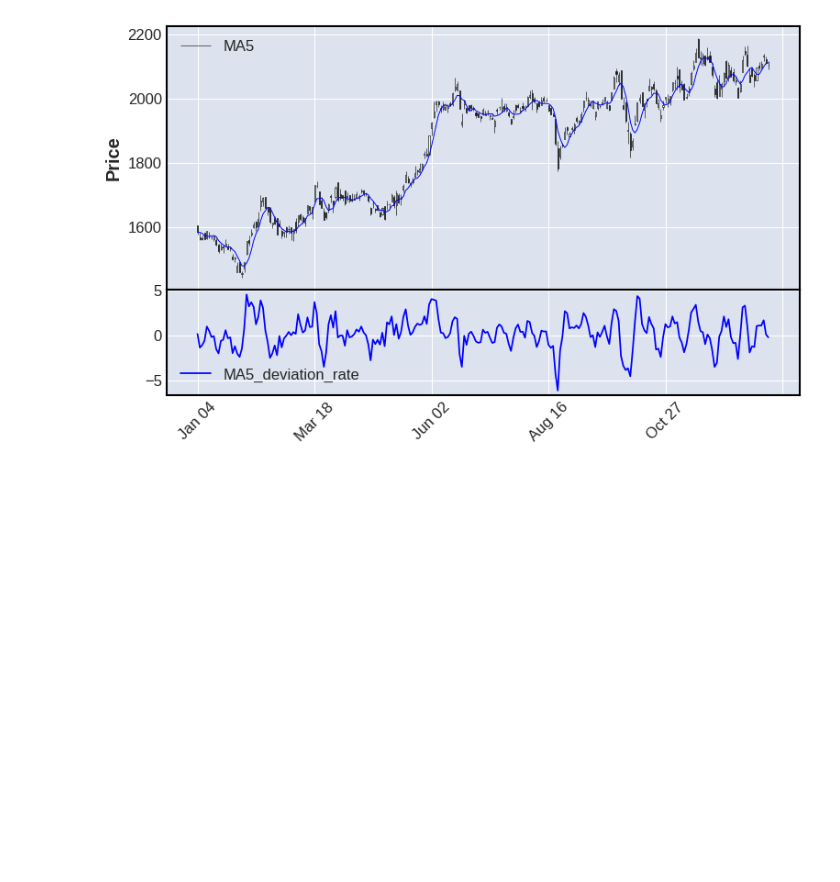
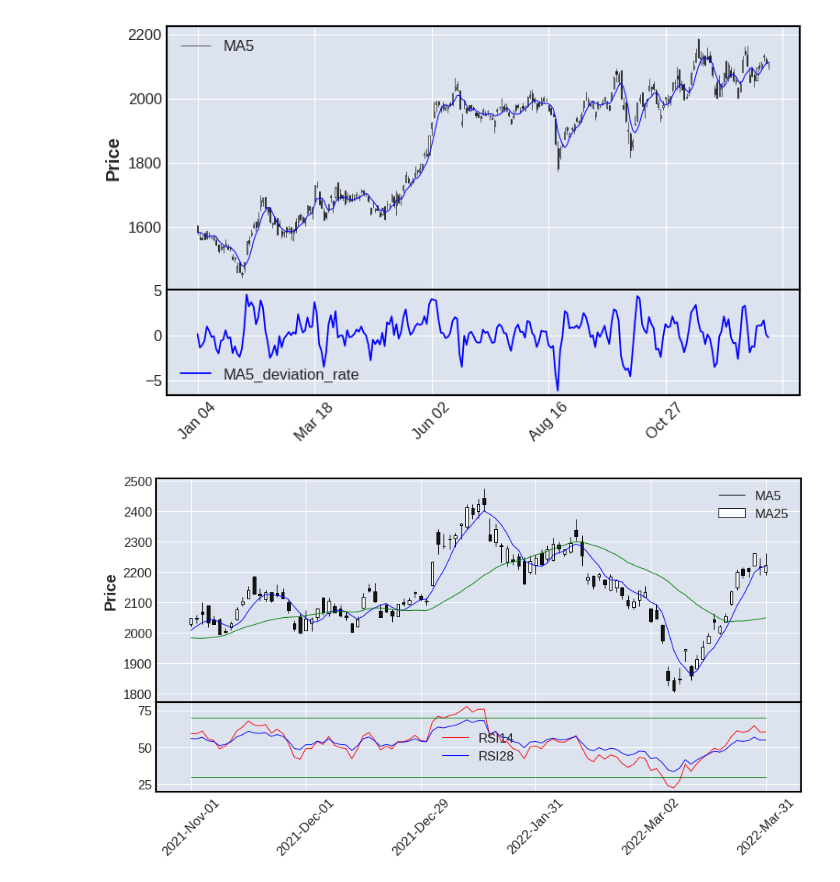
Before and after one commit to hirokimituya/book_stock-price-analysis, a Jupyter notebook: ch6.ipynb, the cells around one changed output. Drawn from its saved outputs; the diff is of its cells as text; code cells hidden in the pictures; blank space fills up the shorter version.

```diff
--- a/ch6.ipynb
+++ b/ch6.ipynb
@@ -88,3 +88,41 @@ axes[2].legend(['MA5_deviation_rate'])
 fig.show()
 # %% [output]
 [figure]
+# %%
+df = get_stock_data(7203)   # トヨタ自動車
+close = df['Close']
+
+# 移動平均
+df['ma5'], df['ma25'] = ta.SMA(close, timeperiod=5), ta.SMA(close, timeperiod=25)
+
+# RSI
+rsi14 = ta.RSI(close, timeperiod=14)    # 短期14日
+rsi28 = ta.RSI(close, timeperiod=28)    # 長期28日
+df['rsi14'], df['rsi28'] = rsi14, rsi28
+
+# 補助線
+df['70'] = [70 for _ in close]  # 「買われすぎ」の目安
+df['30'] = [30 for _ in close]  # 「売られすぎ」の目安
+
+rdf = df[dt.datetime(2021, 11, 1):dt.datetime(2022, 3, 31)]
+
+apd = [
+    # 5日移動平均線
+    mpf.make_addplot(rdf['ma5'], color='blue', panel=0, width=0.7),
+    # 25日移動平均線
+    mpf.make_addplot(rdf['ma25'], color='green', panel=0, width=0.7),
+    # RSI 14
+    mpf.make_addplot(rdf['rsi14'], color='red', panel=1, width=0.7),
+    # RSI 28
+    mpf.make_addplot(rdf['rsi28'], color='blue', panel=1, width=0.7),
+    # 補助線
+    mpf.make_addplot(rdf['70'], color='green', panel=1, width=0.7),
+    mpf.make_addplot(rdf['30'], color='green', panel=1, width=0.7)
+]
+
+fig, axes = mpf.plot(rdf, type='candle', figratio=(2, 1), addplot=apd, returnfig=True)
+axes[0].legend(['MA5', 'MA25'])
+axes[2].legend(['RSI14', 'RSI28'])
+fig.show()
+# %% [output]
+[figure, added]
```
Also changed, not shown: parts of 5 cells of this notebook.
